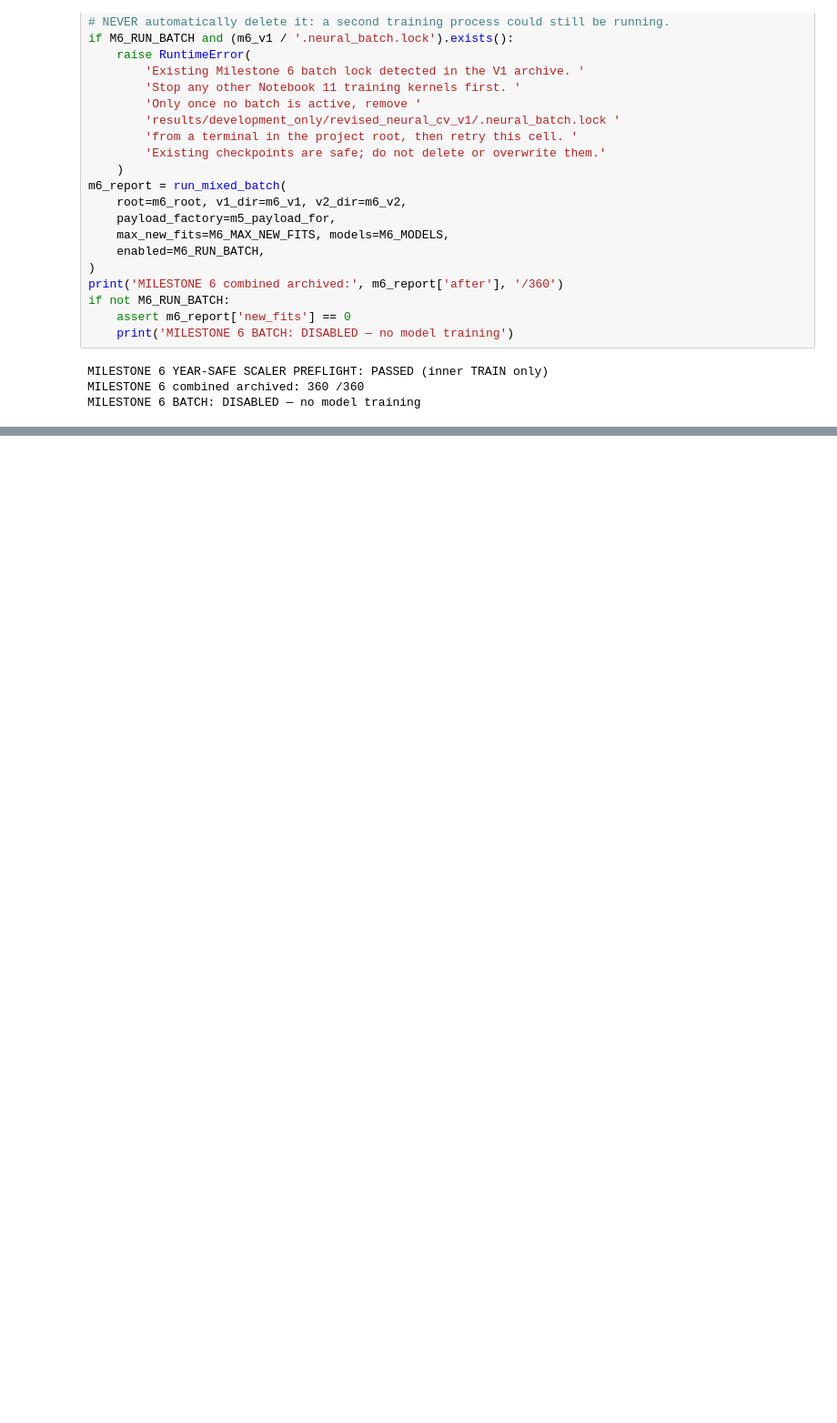
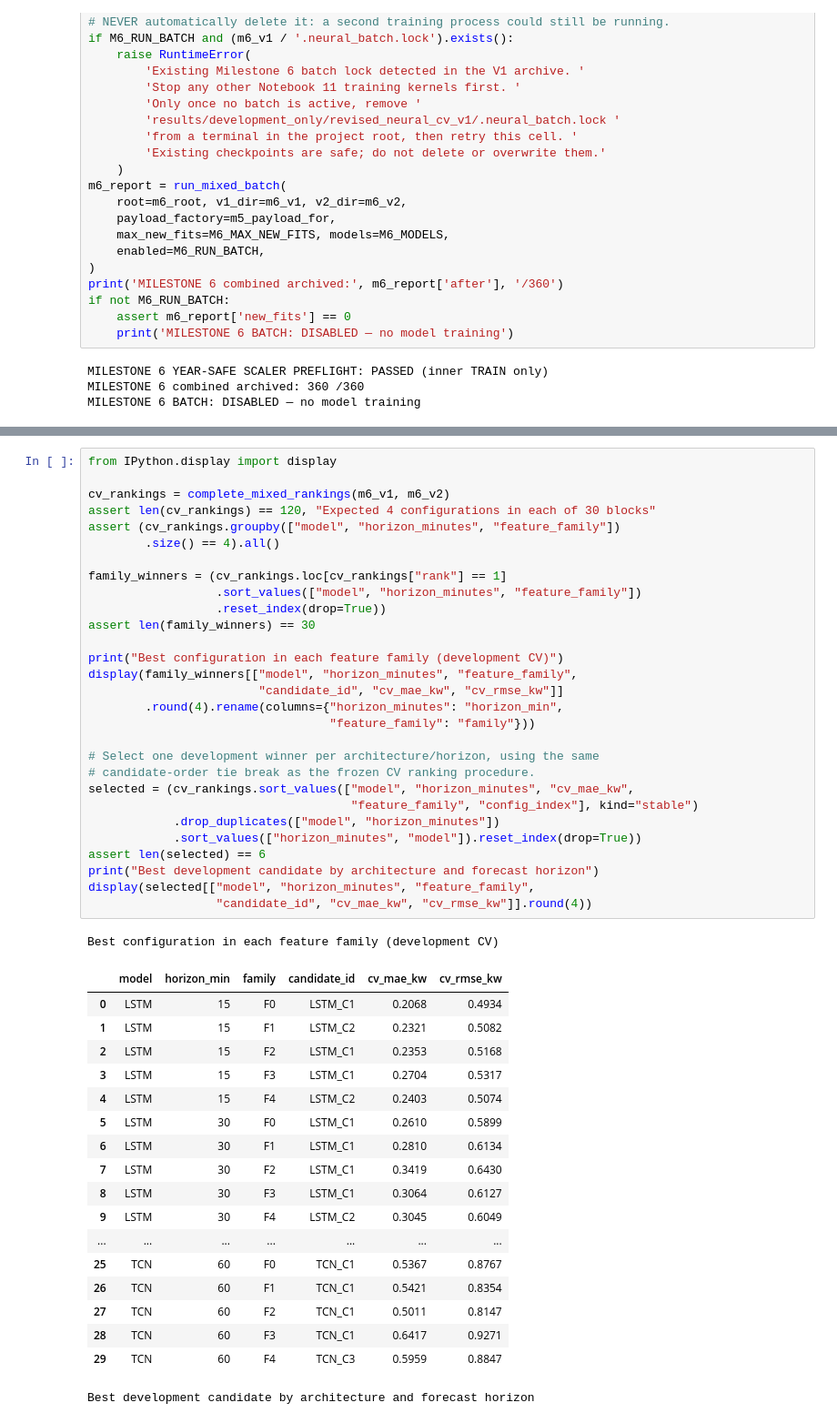
Before and after one commit to stardawgpower/solete-lunisolar-forecasting, a Jupyter notebook: notebooks/11_revised_neural_models.ipynb, the cells around one changed output, grey strips where cells are left out. Shown at 91% size. Saved outputs shown, nothing was run; the diff lists cells and outputs as text; blank space fills up the shorter version.

```diff
--- a/notebooks/11_revised_neural_models.ipynb
+++ b/notebooks/11_revised_neural_models.ipynb
@@ -1511,0 +1522,49 @@ TCN    15                 47
+# %%
+from IPython.display import display
+
+cv_rankings = complete_mixed_rankings(m6_v1, m6_v2)
+assert len(cv_rankings) == 120, "Expected 4 configurations in each of 30 blocks"
+assert (cv_rankings.groupby(["model", "horizon_minutes", "feature_family"])
+        .size() == 4).all()
+
+family_winners = (cv_rankings.loc[cv_rankings["rank"] == 1]
+                  .sort_values(["model", "horizon_minutes", "feature_family"])
+                  .reset_index(drop=True))
+assert len(family_winners) == 30
+
+print("Best configuration in each feature family (development CV)")
+display(family_winners[["model", "horizon_minutes", "feature_family",
+                        "candidate_id", "cv_mae_kw", "cv_rmse_kw"]]
+        .round(4).rename(columns={"horizon_minutes": "horizon_min",
+                                  "feature_family": "family"}))
+
+# Select one development winner per architecture/horizon, using the same
+# candidate-order tie break as the frozen CV ranking procedure.
+selected = (cv_rankings.sort_values(["model", "horizon_minutes", "cv_mae_kw",
+                                     "feature_family", "config_index"], kind="stable")
+            .drop_duplicates(["model", "horizon_minutes"])
+            .sort_values(["horizon_minutes", "model"]).reset_index(drop=True))
+assert len(selected) == 6
+print("Best development candidate by architecture and forecast horizon")
+display(selected[["model", "horizon_minutes", "feature_family",
+                  "candidate_id", "cv_mae_kw", "cv_rmse_kw"]].round(4))
+# %% [output]
+Best configuration in each feature family (development CV)
+|  | model | horizon_min | family | candidate_id | cv_mae_kw | cv_rmse_kw |
+| 0 | LSTM | 15 | F0 | LSTM_C1 | 0.2068 | 0.4934 |
+| 1 | LSTM | 15 | F1 | LSTM_C2 | 0.2321 | 0.5082 |
+| 2 | LSTM | 15 | F2 | LSTM_C1 | 0.2353 | 0.5168 |
+| 3 | LSTM | 15 | F3 | LSTM_C1 | 0.2704 | 0.5317 |
+| 4 | LSTM | 15 | F4 | LSTM_C2 | 0.2403 | 0.5074 |
+| 5 | LSTM | 30 | F0 | LSTM_C1 | 0.2610 | 0.5899 |
+| 6 | LSTM | 30 | F1 | LSTM_C1 | 0.2810 | 0.6134 |
+| 7 | LSTM | 30 | F2 | LSTM_C1 | 0.3419 | 0.6430 |
+| 8 | LSTM | 30 | F3 | LSTM_C1 | 0.3064 | 0.6127 |
+| 9 | LSTM | 30 | F4 | LSTM_C2 | 0.3045 | 0.6049 |
+| ... | ... | ... | ... | ... | ... | ... |
+| 25 | TCN | 60 | F0 | TCN_C1 | 0.5367 | 0.8767 |
+| 26 | TCN | 60 | F1 | TCN_C1 | 0.5421 | 0.8354 |
+| 27 | TCN | 60 | F2 | TCN_C1 | 0.5011 | 0.8147 |
+| 28 | TCN | 60 | F3 | TCN_C1 | 0.6417 | 0.9271 |
+| 29 | TCN | 60 | F4 | TCN_C3 | 0.5959 | 0.8847 |
+Best development candidate by architecture and forecast horizon
```
Also changed, not shown: parts of 38 cells of this notebook.
